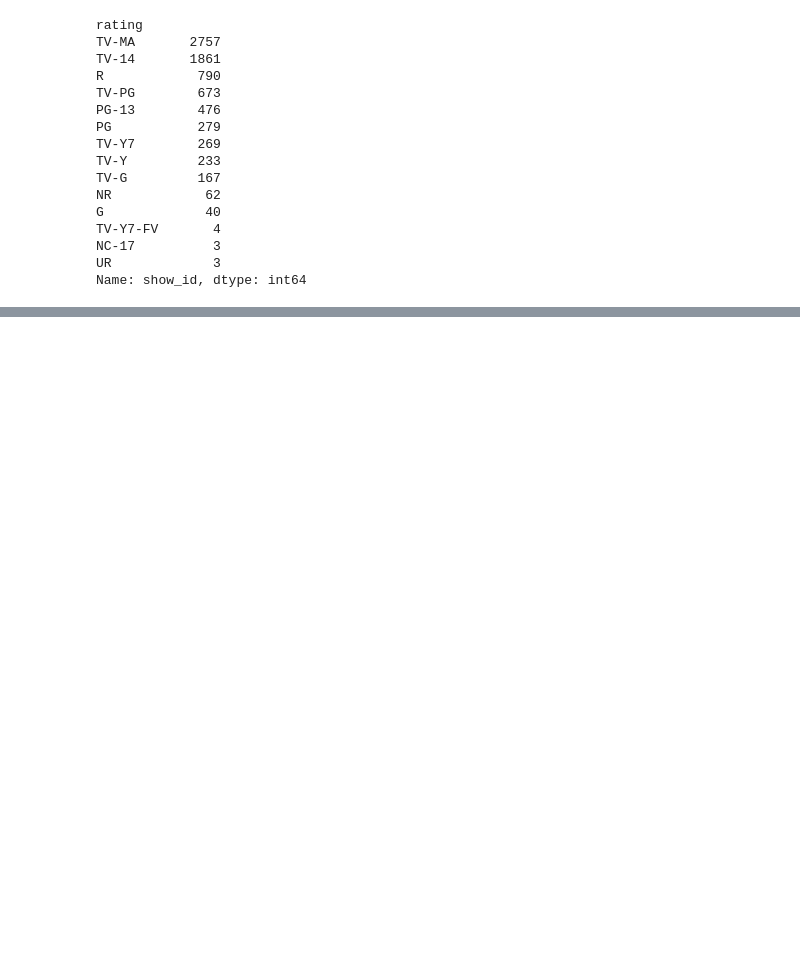
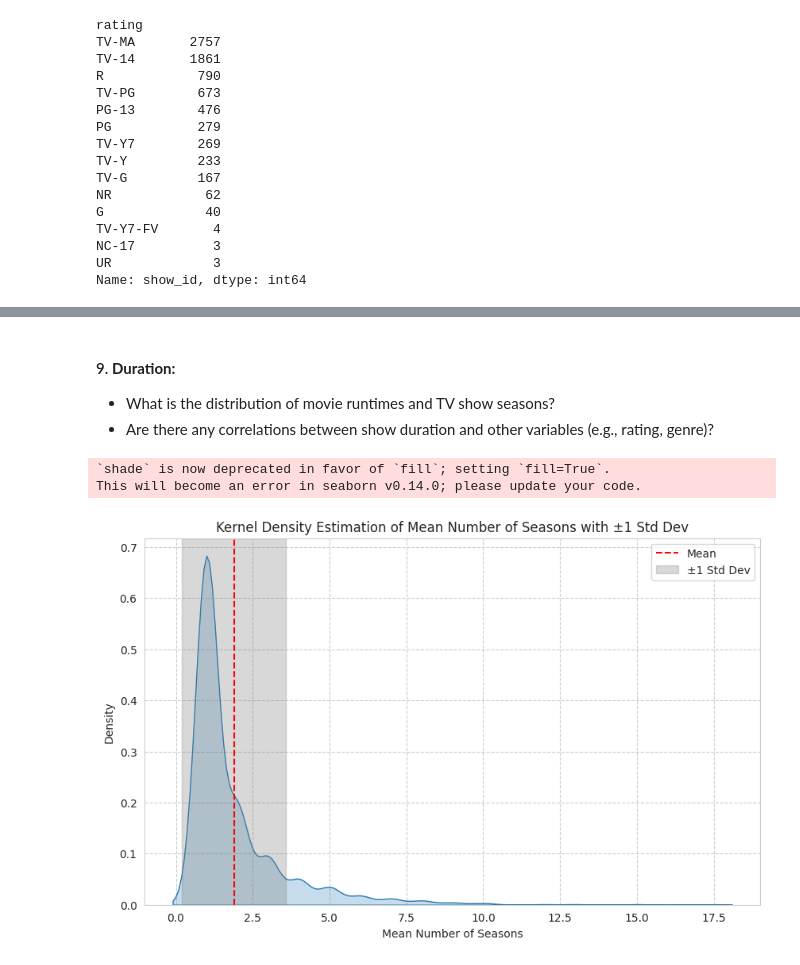
Before and after one commit to DSabarish/netflix_data_analysis, a Jupyter notebook: Netflix_29.ipynb, the cells around one changed output, grey strips where cells are left out. Drawn from its saved outputs; the diff is of its cells as text; code cells hidden in the pictures; blank space fills up the shorter version.

```diff
--- a/Netflix_29.ipynb
+++ b/Netflix_29.ipynb
@@ -1468,0 +1608,41 @@ fig.show()
+# %% [markdown]
+#### 9. **Duration:**
+   - What is the distribution of movie runtimes and TV show seasons?
+   - Are there any correlations between show duration and other variables (e.g., rating, genre)?
+# %%
+def num_of_seasons(x):
+  if x[-7:] == 'Seasons':
+    return int(x[:-8])
+  elif x[-6:] == 'Season':
+    return int(x[:-7])
+  else:
+    return 0
+data['num_of_seasons'] = data['duration'].apply(num_of_seasons)
+data['num_of_seasons']
+
+
+# Filter only TV show type data
+tv_show_df = data[data['type'] == 'TV Show']
+
+# Group by number of seasons and calculate the mean
+agg_para = {'num_of_seasons': 'mean'}
+num_of_seasons_count = tv_show_df.groupby('show_id').agg(agg_para)["num_of_seasons"]
+
+# Calculate mean and standard deviation
+mean_seasons = num_of_seasons_count.mean()
+std_dev_seasons = num_of_seasons_count.std()
+
+# KDE plot with shading for 1 sigma standard deviation
+plt.figure(figsize=(10, 6))
+sns.kdeplot(data=num_of_seasons_count, shade=True)
+plt.axvline(mean_seasons, color='red', linestyle='--', label='Mean')
+plt.axvspan(mean_seasons - std_dev_seasons, mean_seasons + std_dev_seasons, color='gray', alpha=0.3, label='±1 Std Dev')
+plt.title('Kernel Density Estimation of Mean Number of Seasons with ±1 Std Dev')
+plt.xlabel('Mean Number of Seasons')
+plt.ylabel('Density')
+plt.legend()
+plt.show()
+# %% [output]
+`shade` is now deprecated in favor of `fill`; setting `fill=True`.
+This will become an error in seaborn v0.14.0; please update your code.
+[figure, added]
```
Also changed, not shown: parts of 11 cells of this notebook.
